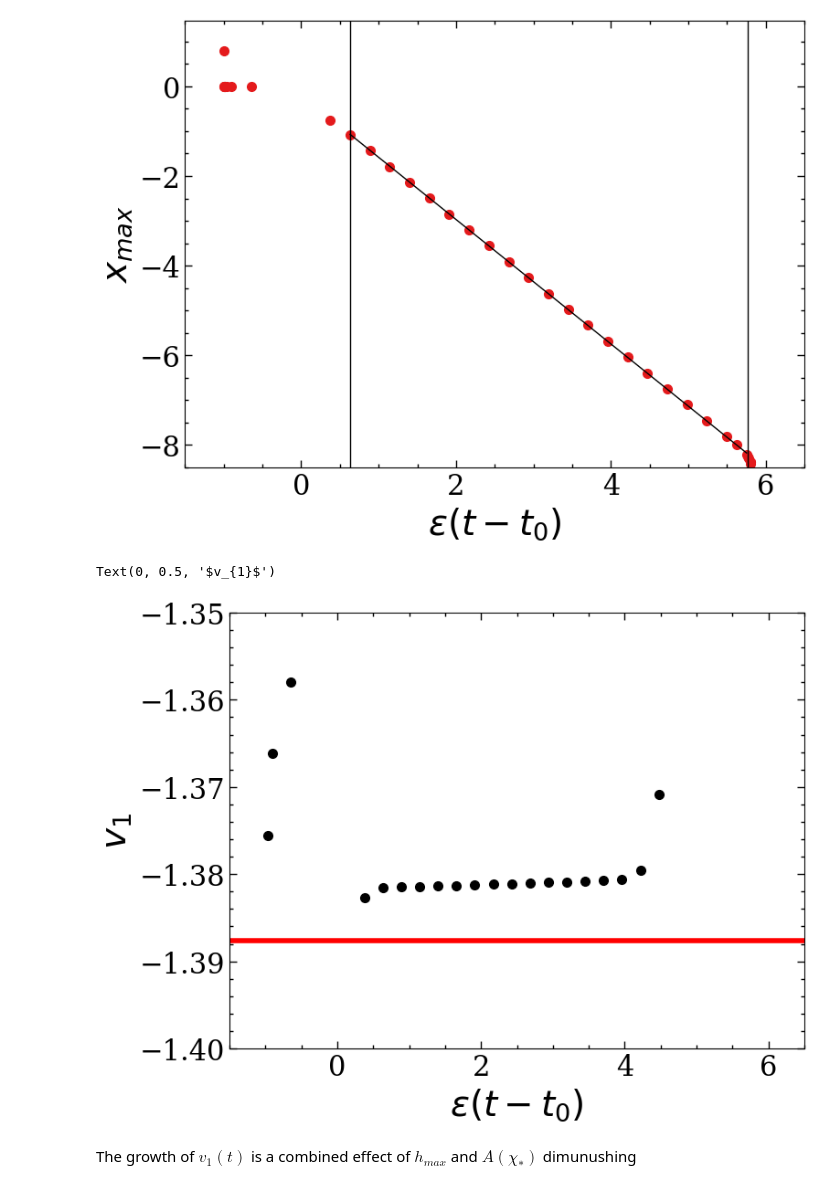
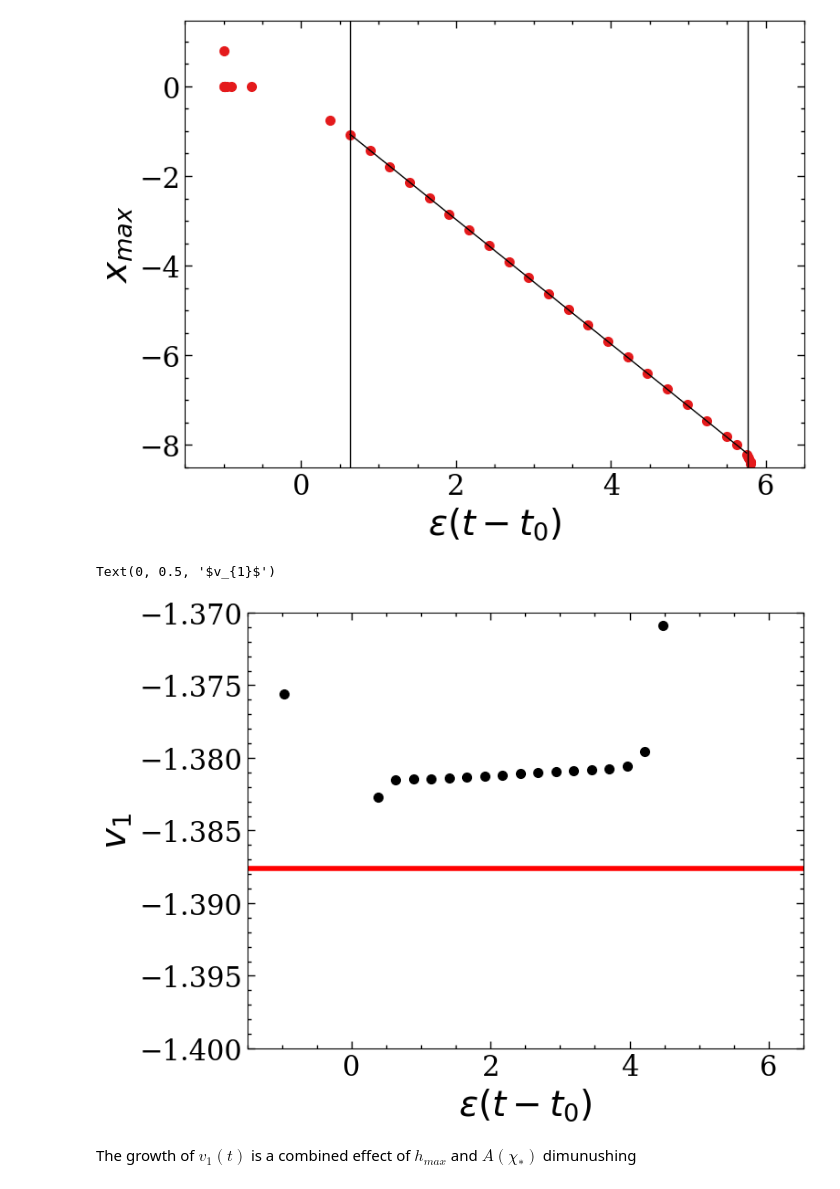
Before and after one commit to suanno/drop-dynamics, a Jupyter notebook: 1D/validation.ipynb, the cells around one changed output. Cells and saved outputs as stored; diff of their text form; code cells hidden in the pictures.

Commit message:
Rescaling of lenghts and generalization to bulk force case

```diff
--- a/1D/main.ipynb
+++ b/1D/validation.ipynb
@@ -172,7 +179,7 @@ plt.legend()
 <matplotlib.legend.Legend at 0x...>
 [figure]
 # %%
-# Extrapolate the integrals I, K , Omega for the measured values of dW0out in the simulation taking the average between the closest values
+# Interpolate the integrals I, K , Omega for the measured values of h_max in the simulation
 # to compute the predicted value of v1 (for each time-step of the time simulation)
 from scipy.interpolate import CubicSpline
 I_spline = CubicSpline(hmax_cont, I)
@@ -185,14 +192,13 @@ for j in np.arange(0,len(times)):
     h0out = h0outs[j]
     hmax = h_max_list[j]
     A_droplet = As[j]
-    nabla_x_h0out = grad_x_h0out[j]
+    nabla_chi_h0out = grad_x_h0out[j]/eps# chi=eps*x
 
     I_temp = I_spline(hmax)*A_droplet**(-1/2)   # dx'=A^-1/2 dx
     K_temp = K_spline(hmax)*A_droplet**(-1/2)
     Omega_temp = Omega_spline(hmax)*A_droplet**(-1/2)
-    # Here we consider only an inhomogenity and NOT a bulk force
-    #nabla_x_h0out = 0
-    v1 = 1/(3*eta*K_temp)*((-Omega_temp+dwetting_pot(h0out)*I_temp)*grad_chiA+I_temp*ddwetting_pot(h0out)*A_droplet*nabla_x_h0out/eps)
+
+    v1 = 1/(3*eta*K_temp)*((-Omega_temp+dwetting_pot(h0out)*I_temp)*grad_chiA+I_temp*ddwetting_pot(h0out)*A_droplet*nabla_chi_h0out)
     v1s.append(v1)
 # %% [markdown]
 # Validation of the model
@@ -223,14 +229,14 @@ Text(0, 0.5, '$x_{max}$')
 # %%
 # Compare simulation with model
 plt.plot(eps*(times-t0), v1s,'.',color='black')
 plt.axhline(v1_time_simul,color='red')
-plt.ylim(top=-1.35, bottom=-1.4)
+plt.ylim(top=-1.37, bottom=-1.4)
 plt.xlim(right=6.5)
 plt.xlabel('$\epsilon (t-t_0)$')
 plt.ylabel('$v_{1}$')
 # %% [output]
 Text(0, 0.5, '$v_{1}$')
-[figure, old version]
+[figure, new version]
 # %% [markdown]
 The growth of $v_1(t)$ is a combined effect of $h_{max}$ and $A(\chi_*)$ dimunushing
 # %%
```
Also changed, not shown: parts of 6 cells of this notebook, 1 other file.
